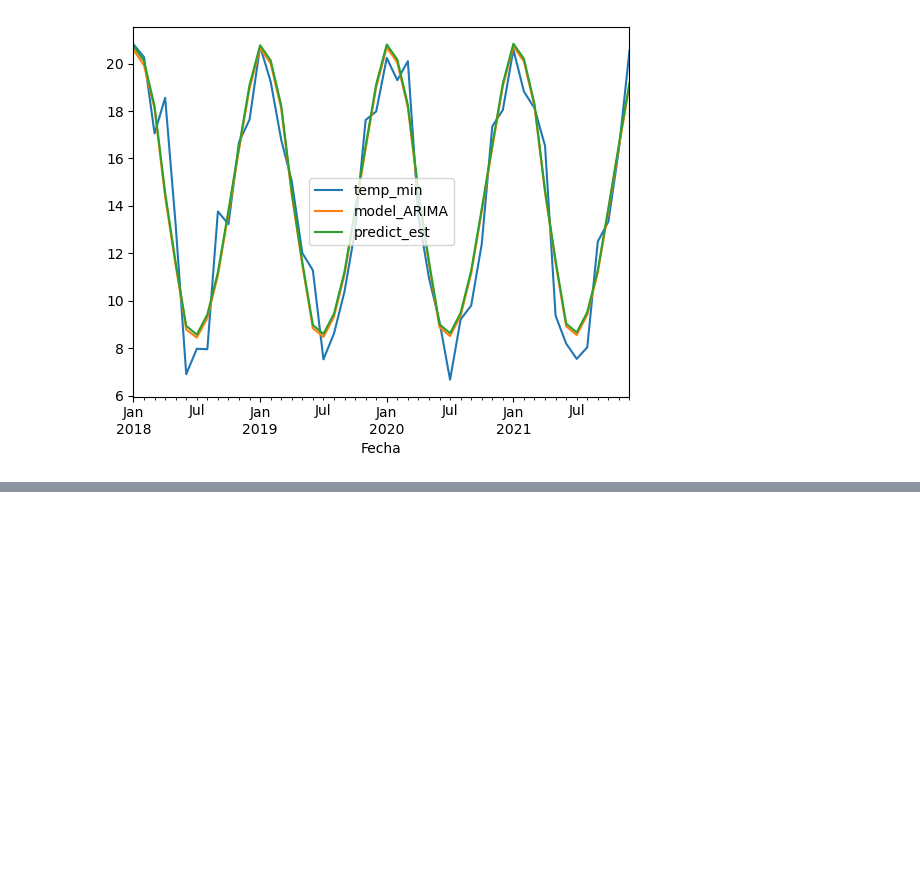
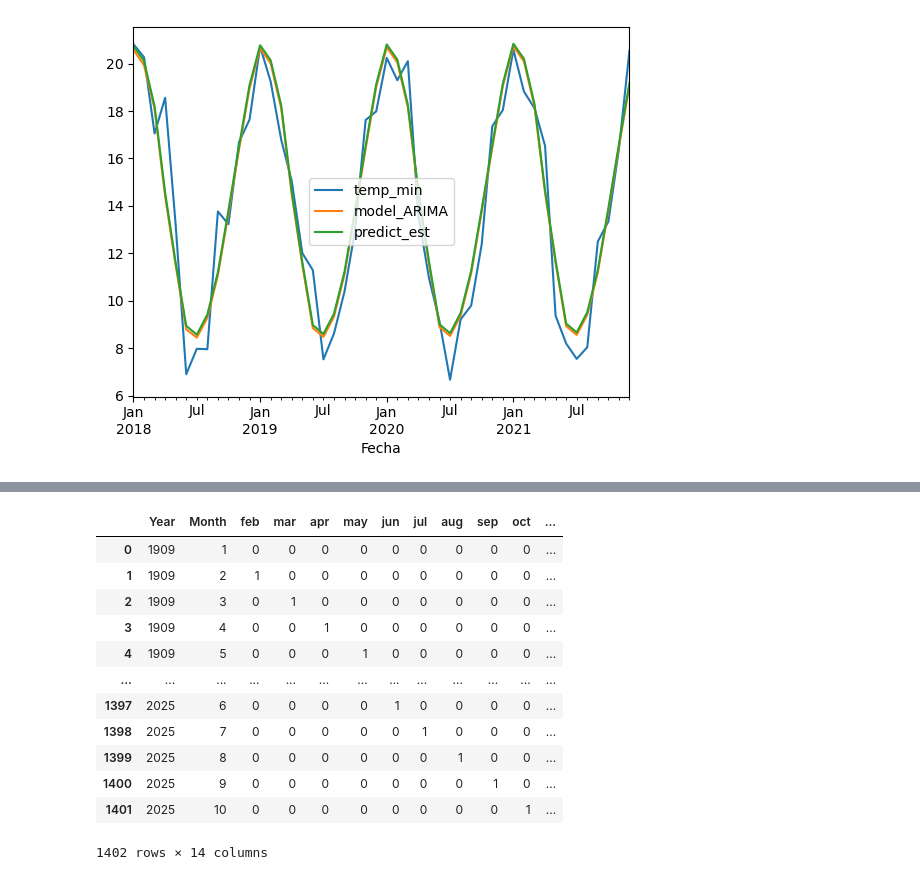
Before and after one commit to Lore27d/TP4, a Jupyter notebook: TP_INTEGRADOR_FINAL_SIN_LOG.ipynb, the cells around one changed output, grey strips where cells are left out. Drawn from its saved outputs; the diff is of its cells as text; code cells hidden in the pictures; blank space fills up the shorter version.

```diff
--- a/TP_INTEGRADOR_FINAL_SIN_LOG.ipynb
+++ b/TP_INTEGRADOR_FINAL_SIN_LOG.ipynb
@@ -559,0 +622,9 @@ RMSE(df_test['predict_est'], df_test['temp_min'])
+# %%
+mes = 1
+for año in años:
+    if(año != años[-1]):
+        i = 12
+    elif(año == años[-1]):
+        i= fecha.month
+    for i in range (0,i):
+        df_pred.loc[df_pred.shape[0]] = [año,i+1]
@@ -559,0 +647,4 @@ RMSE(df_test['predict_est'], df_test['temp_min'])
+# %%
+dummies_mes_pred = pd.get_dummies(df_pred["Month"],drop_first=True)
+dummies_pred=pd.DataFrame(dummies_mes_pred)
+dummies_pred
@@ -559,0 +665,3 @@ RMSE(df_test['predict_est'], df_test['temp_min'])
+# %%
+dummies_pred=dummies_pred.rename(columns={2:'feb',3:'mar',4:'apr',5:'may',6:'jun',7:'jul',8:'aug',9:'sep',10:'oct',11:'nov',12:'dec'})
+dummies_pred
@@ -559,0 +682,21 @@ RMSE(df_test['predict_est'], df_test['temp_min'])
+# %%
+dummies_pred.index=df_pred.index
+df_pred=pd.merge(df_pred, dummies_pred, left_index=True, right_index=True)
+df_pred.to_excel('df_pred.xlsx')
+# %%
+df_pred['timeIndex']=df_pred.index
+df_pred
+# %% [output]
+|  | Year | Month | feb | mar | apr | may | jun | jul | aug | sep | oct | ... |
+| 0 | 1909 | 1 | 0 | 0 | 0 | 0 | 0 | 0 | 0 | 0 | 0 | ... |
+| 1 | 1909 | 2 | 1 | 0 | 0 | 0 | 0 | 0 | 0 | 0 | 0 | ... |
+| 2 | 1909 | 3 | 0 | 1 | 0 | 0 | 0 | 0 | 0 | 0 | 0 | ... |
+| 3 | 1909 | 4 | 0 | 0 | 1 | 0 | 0 | 0 | 0 | 0 | 0 | ... |
+| 4 | 1909 | 5 | 0 | 0 | 0 | 1 | 0 | 0 | 0 | 0 | 0 | ... |
+| ... | ... | ... | ... | ... | ... | ... | ... | ... | ... | ... | ... | ... |
+| 1397 | 2025 | 6 | 0 | 0 | 0 | 0 | 1 | 0 | 0 | 0 | 0 | ... |
+| 1398 | 2025 | 7 | 0 | 0 | 0 | 0 | 0 | 1 | 0 | 0 | 0 | ... |
+| 1399 | 2025 | 8 | 0 | 0 | 0 | 0 | 0 | 0 | 1 | 0 | 0 | ... |
+| 1400 | 2025 | 9 | 0 | 0 | 0 | 0 | 0 | 0 | 0 | 1 | 0 | ... |
+| 1401 | 2025 | 10 | 0 | 0 | 0 | 0 | 0 | 0 | 0 | 0 | 1 | ... |
+1402 rows × 14 columns
```
Also changed, not shown: parts of 30 cells of this notebook, 1 other file.
